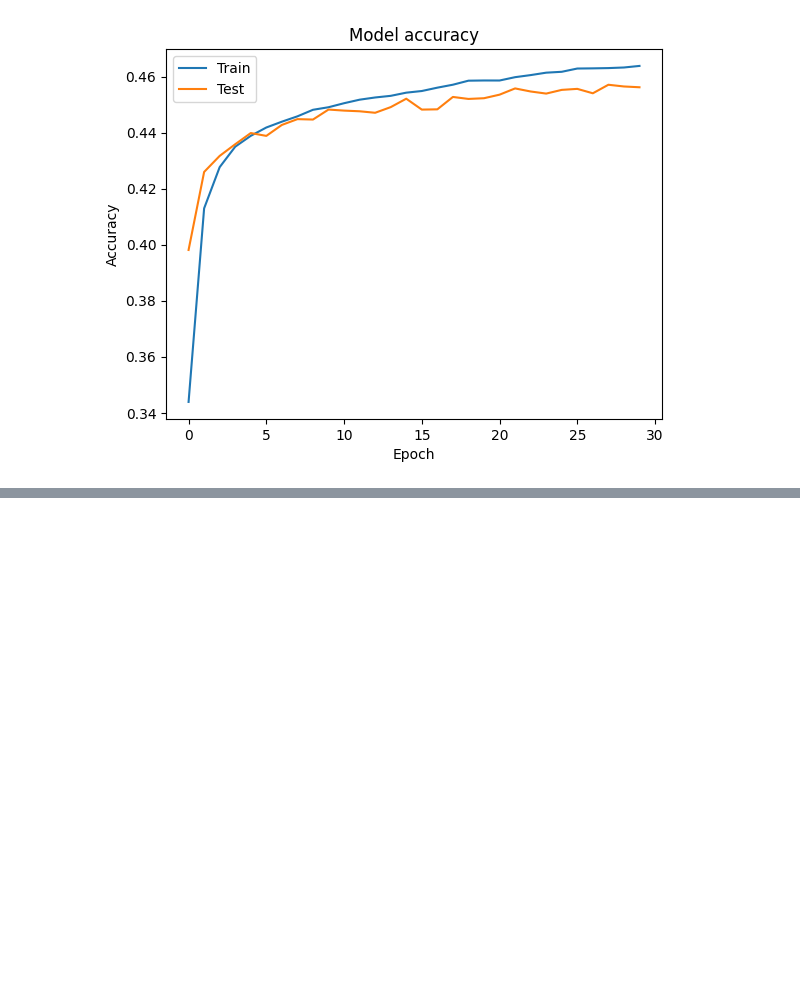
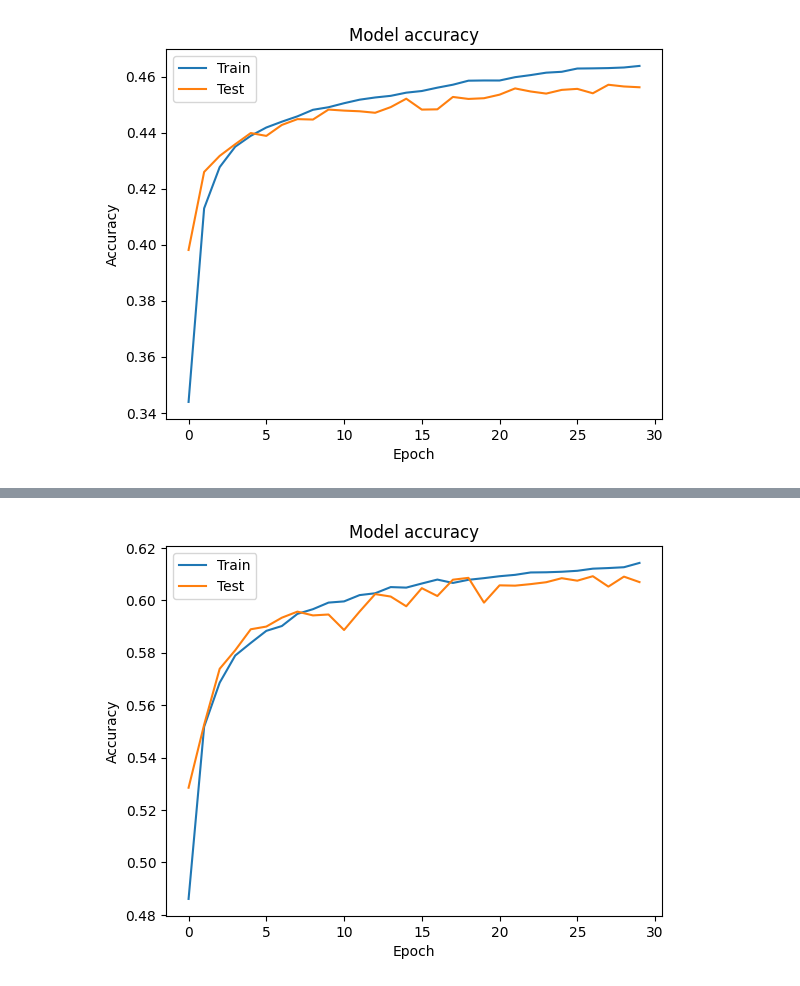
Before and after one commit to MakC-Ukr/AML-Assignment-1-Maksimjeet, a Jupyter notebook: RNNs/Q1M2_Sequential_HighNoise.ipynb, the cells around one changed output, grey strips where cells are left out. Drawn from its saved outputs; the diff is of its cells as text; code cells hidden in the pictures; blank space fills up the shorter version.

```diff
--- a/RNNs/Q1M2_Sequential_HighNoise.ipynb
+++ b/RNNs/Q1M2_Sequential_HighNoise.ipynb
@@ -776,0 +798,19 @@ plt.show()
+# %%
+model = Sequential()
+model.add(LSTM(50, return_sequences=True, input_shape=(1, num_features), activation='relu'))  # First LSTM layer
+model.add(LSTM(50, activation='relu'))  # Second LSTM layer
+model.add(Dense(num_classes, activation='softmax'))  # Output layer
+
+# Compiling the model
+model.compile(optimizer='adam', loss='categorical_crossentropy', metrics=['accuracy'])
+
+# Reshape input for LSTM
+x_train_reshaped = np.reshape(x_train, (x_train.shape[0], 1, num_features))
+x_test_reshaped = np.reshape(x_test, (x_test.shape[0], 1, num_features))
+
+# Training the model
+history = model.fit(x_train_reshaped, y_train_encoded, epochs=30, batch_size=32, validation_data=(x_test_reshaped, y_test_encoded))
+
+# Evaluating the model
+loss, accuracy = model.evaluate(x_test_reshaped, y_test_encoded)
+print(f'Loss: {loss}, Accuracy: {accuracy}')
@@ -776,0 +836,10 @@ plt.show()
+# %%
+plt.plot(history.history['accuracy'])
+plt.plot(history.history['val_accuracy'])
+plt.title('Model accuracy')
+plt.ylabel('Accuracy')
+plt.xlabel('Epoch')
+plt.legend(['Train', 'Test'], loc='upper left')
+plt.show()
+# %% [output]
+[figure, added]
```
Also changed, not shown: parts of 4 cells of this notebook, 3 other files.
